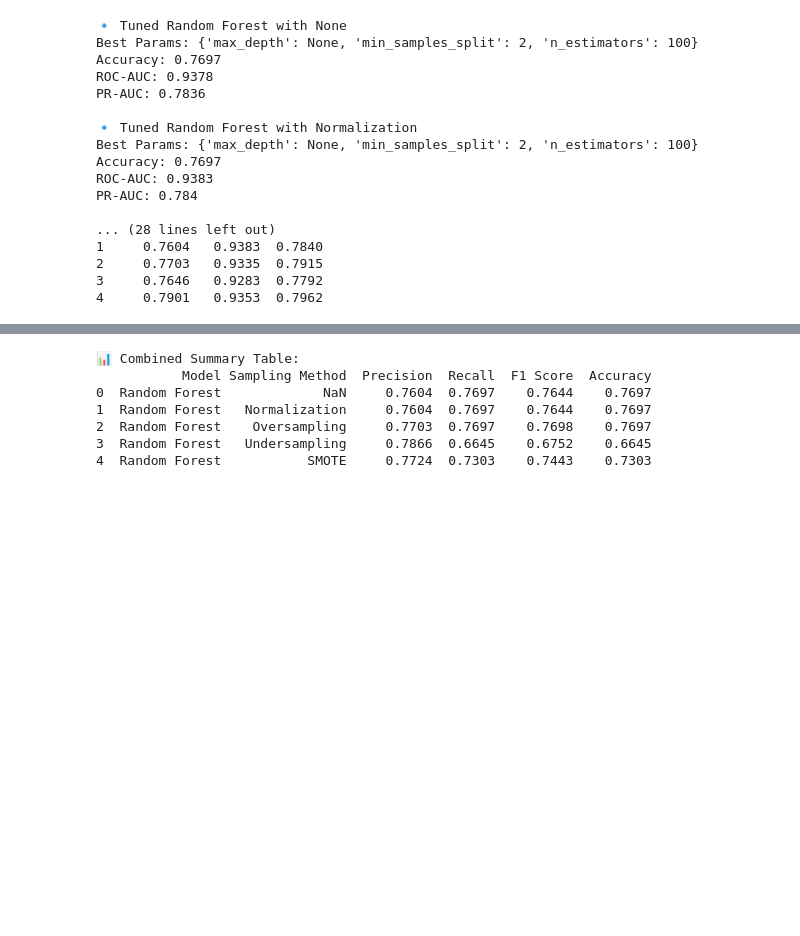
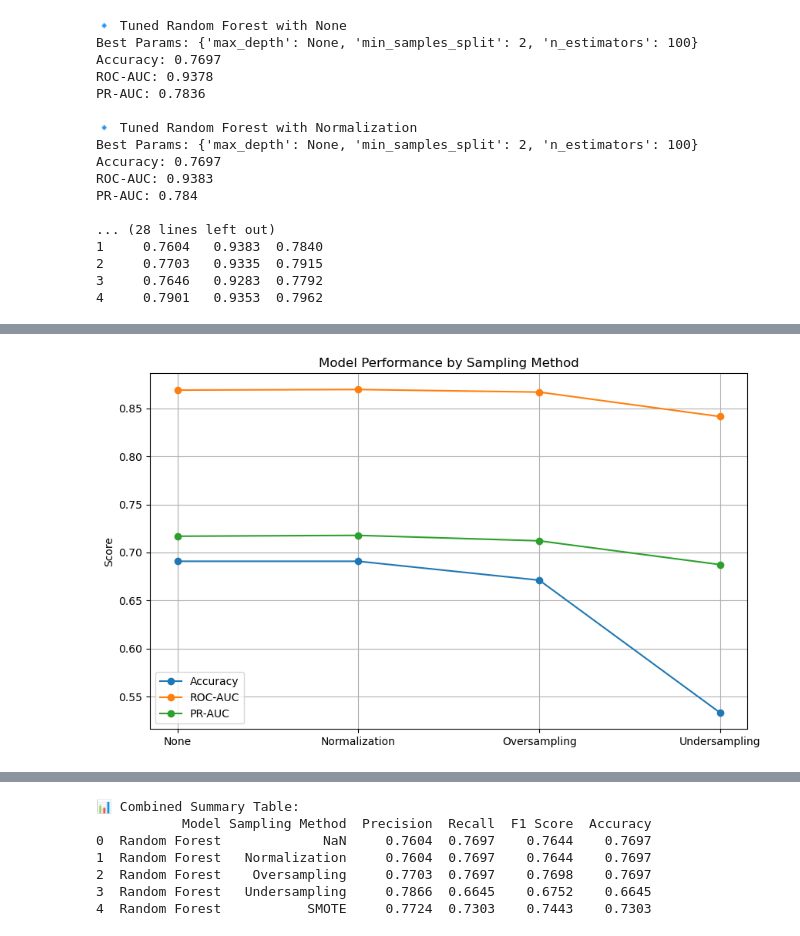
Before and after one commit to Candlaml/Mental-health-predictor-in-Tech, a Jupyter notebook: Mental_Health.ipynb, the cells around one changed output, grey strips where cells are left out. Saved outputs shown, nothing was run; the diff lists cells and outputs as text; code cells hidden in the pictures; blank space fills up the shorter version.

```diff
--- a/Mental_Health.ipynb
+++ b/Mental_Health.ipynb
@@ -2163,3 +2788,22 @@ PR-AUC: 0.784
+# %%
+import matplotlib.pyplot as plt
+
+methods = ['None', 'Normalization', 'Oversampling', 'Undersampling']
+accuracy = [0.6908, 0.6908, 0.6711, 0.5329]
+roc_auc = [0.8691, 0.8697, 0.8670, 0.8415]
+pr_auc = [0.7169, 0.7178, 0.7121, 0.6873]
+
+plt.figure(figsize=(10, 6))
+plt.plot(methods, accuracy, label='Accuracy', marker='o')
+plt.plot(methods, roc_auc, label='ROC-AUC', marker='o')
+plt.plot(methods, pr_auc, label='PR-AUC', marker='o')
+plt.title('Model Performance by Sampling Method')
+plt.ylabel('Score')
+plt.legend()
+plt.grid(True)
+plt.show()
+# %% [output]
+[figure, added]
 # %%
 ### ADDED
 
```
Also changed, not shown: parts of 21 cells of this notebook.
